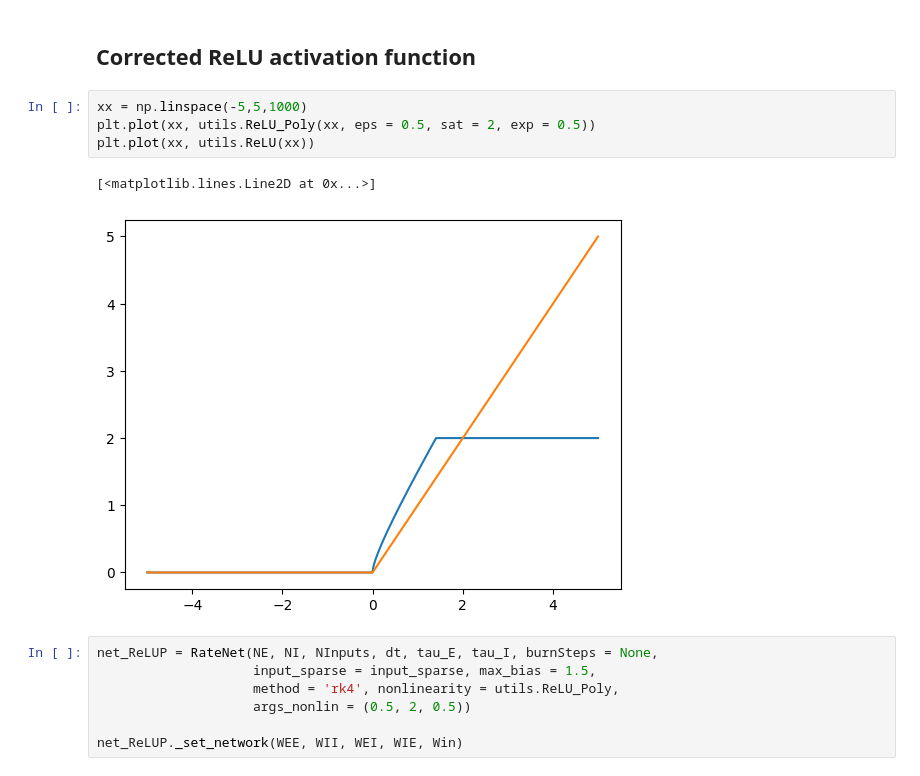
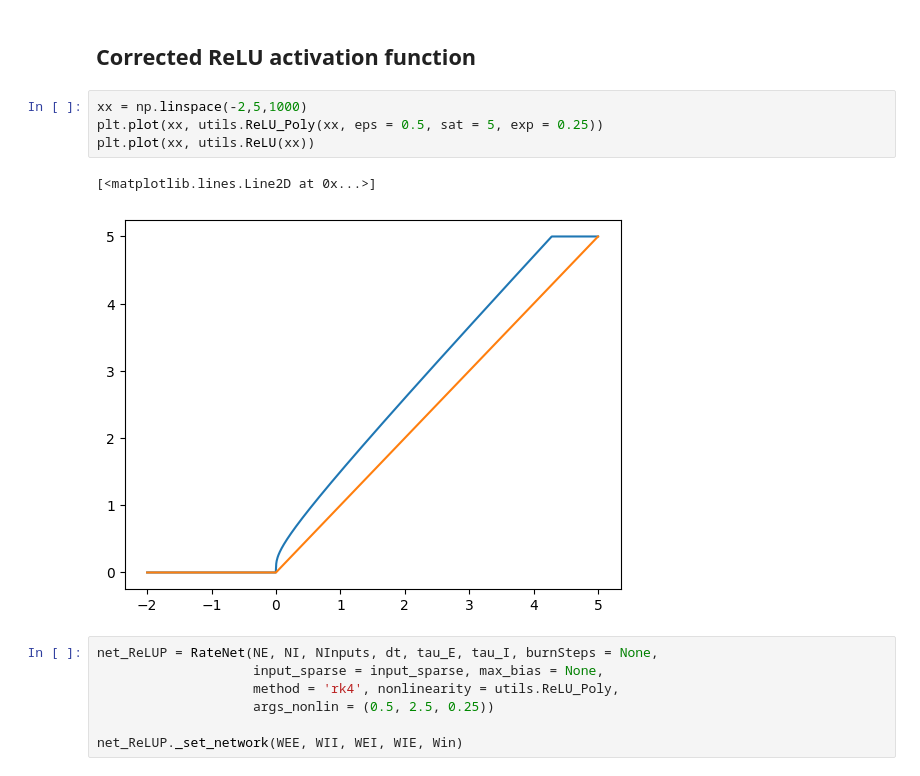
Before and after one commit to giorgionicoletti/ReservoirComputingNonlinear, a Jupyter notebook: notebooks/CompareNonlinearities.ipynb, the cells around one changed output. Saved outputs shown, nothing was run; the diff lists cells and outputs as text.

Commit message:
Updated nonlinearities

```diff
--- a/notebooks/CompareNonlinearities.ipynb
+++ b/notebooks/CompareNonlinearities.ipynb
@@ -161,17 +161,17 @@ Best MSE:  1.7058725555478575
 # %% [markdown]
 ## Corrected ReLU activation function
 # %%
-xx = np.linspace(-5,5,1000)
-plt.plot(xx, utils.ReLU_Poly(xx, eps = 0.5, sat = 2, exp = 0.5))
+xx = np.linspace(-2,5,1000)
+plt.plot(xx, utils.ReLU_Poly(xx, eps = 0.5, sat = 5, exp = 0.25))
 plt.plot(xx, utils.ReLU(xx))
 # %% [output]
 [<matplotlib.lines.Line2D at 0x...>]
-[figure, old version]
+[figure, new version]
 # %%
 net_ReLUP = RateNet(NE, NI, NInputs, dt, tau_E, tau_I, burnSteps = None,
-                    input_sparse = input_sparse, max_bias = 1.5,
+                    input_sparse = input_sparse, max_bias = None,
                     method = 'rk4', nonlinearity = utils.ReLU_Poly,
-                    args_nonlin = (0.5, 2, 0.5))
+                    args_nonlin = (0.5, 2.5, 0.25))
 
 net_ReLUP._set_network(WEE, WII, WEI, WIE, Win)
 # %%
```
Also changed, not shown: parts of 3 cells of this notebook.
